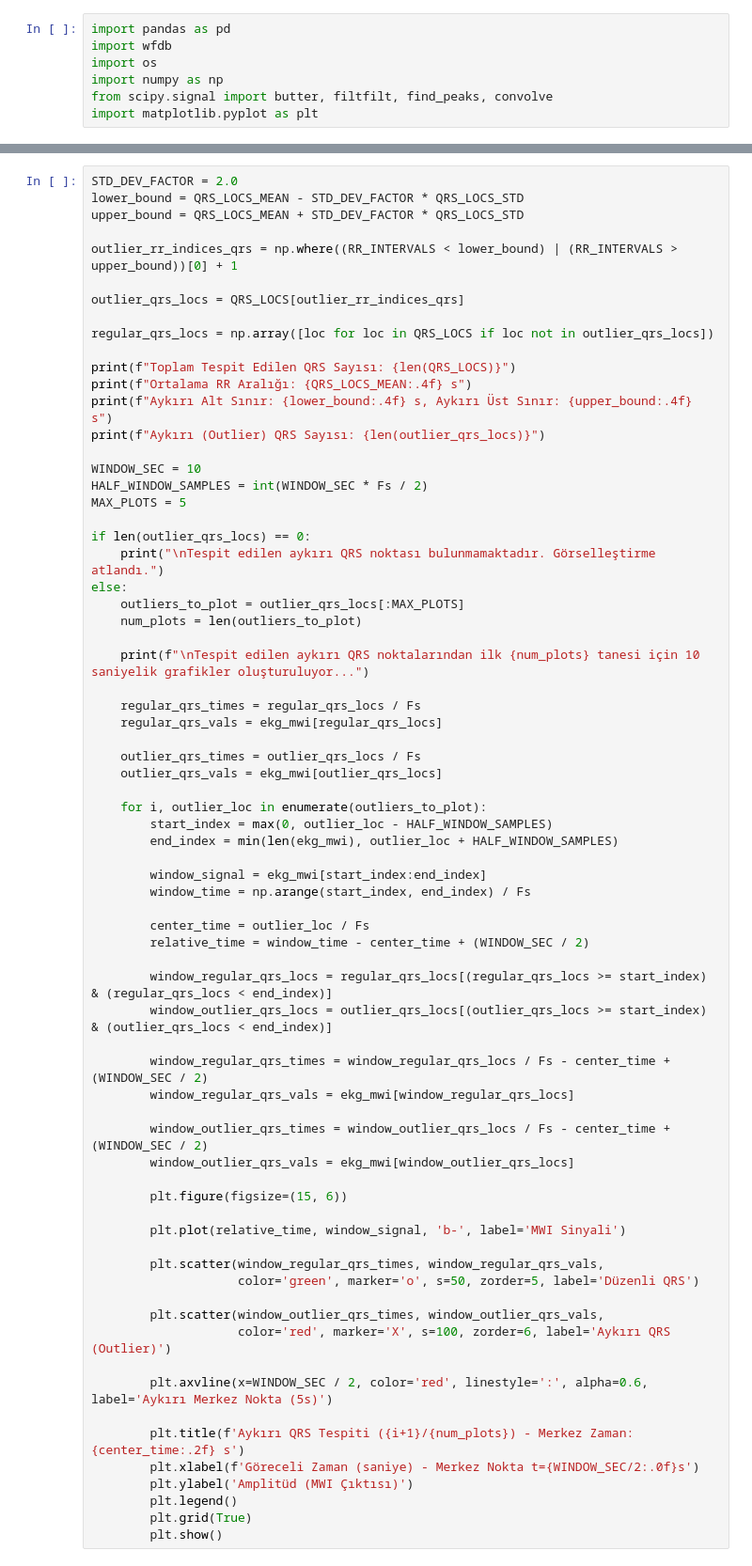
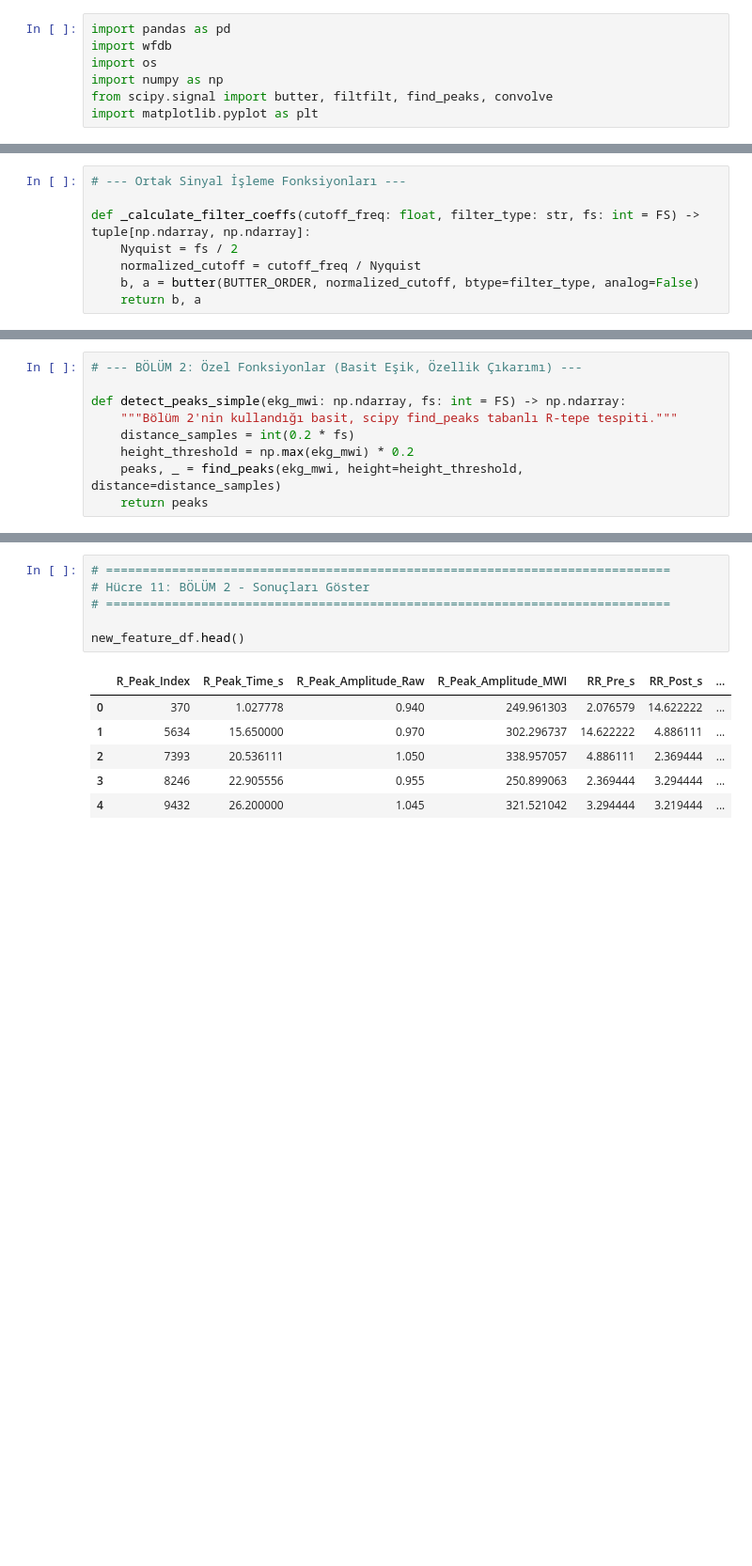
Before and after one commit to suleymangzy/My-Arrhythmia-Detection-Master-s-Project, a Jupyter notebook: MIT-BIHArrhythmiaDatabase.ipynb, the cells around one changed output, grey strips where cells are left out. Shown at 94% size. Cells and saved outputs as stored; diff of their text form; blank space fills up the shorter version.

```diff
--- a/MIT-BIHArrhythmiaDatabase.ipynb
+++ b/MIT-BIHArrhythmiaDatabase.ipynb
@@ -44,0 +87,8 @@ merged_df = pd.concat(all_data, ignore_index=True)
+# %%
+# --- Ortak Sinyal İşleme Fonksiyonları ---
+
+def _calculate_filter_coeffs(cutoff_freq: float, filter_type: str, fs: int = FS) -> tuple[np.ndarray, np.ndarray]:
+    Nyquist = fs / 2
+    normalized_cutoff = cutoff_freq / Nyquist
+    b, a = butter(BUTTER_ORDER, normalized_cutoff, btype=filter_type, analog=False)
+    return b, a
@@ -45 +306,10 @@ merged_df = pd.concat(all_data, ignore_index=True)
+# %%
+# --- BÖLÜM 2: Özel Fonksiyonlar (Basit Eşik, Özellik Çıkarımı) ---
+
+def detect_peaks_simple(ekg_mwi: np.ndarray, fs: int = FS) -> np.ndarray:
+    """Bölüm 2'nin kullandığı basit, scipy find_peaks tabanlı R-tepe tespiti."""
+    distance_samples = int(0.2 * fs)
+    height_threshold = np.max(ekg_mwi) * 0.2
+    peaks, _ = find_peaks(ekg_mwi, height=height_threshold, distance=distance_samples)
+    return peaks
 # %%
@@ -285,71 +554,13 @@ plt.show()
 # %%
-STD_DEV_FACTOR = 2.0
-lower_bound = QRS_LOCS_MEAN - STD_DEV_FACTOR * QRS_LOCS_STD
-upper_bound = QRS_LOCS_MEAN + STD_DEV_FACTOR * QRS_LOCS_STD
+# =============================================================================
+# Hücre 11: BÖLÜM 2 - Sonuçları Göster
+# =============================================================================
 
-outlier_rr_indices_qrs = np.where((RR_INTERVALS < lower_bound) | (RR_INTERVALS > upper_bound))[0] + 1
-
-outlier_qrs_locs = QRS_LOCS[outlier_rr_indices_qrs]
-
-regular_qrs_locs = np.array([loc for loc in QRS_LOCS if loc not in outlier_qrs_locs])
-
-print(f"Toplam Tespit Edilen QRS Sayısı: {len(QRS_LOCS)}")
-print(f"Ortalama RR Aralığı: {QRS_LOCS_MEAN:.4f} s")
-print(f"Aykırı Alt Sınır: {lower_bound:.4f} s, Aykırı Üst Sınır: {upper_bound:.4f} s")
-print(f"Aykırı (Outlier) QRS Sayısı: {len(outlier_qrs_locs)}")
-
-WINDOW_SEC = 10
-HALF_WINDOW_SAMPLES = int(WINDOW_SEC * Fs / 2)
-MAX_PLOTS = 5
-
-if len(outlier_qrs_locs) == 0:
-    print("\nTespit edilen aykırı QRS noktası bulunmamaktadır. Görselleştirme atlandı.")
-else:
-    outliers_to_plot = outlier_qrs_locs[:MAX_PLOTS]
-    num_plots = len(outliers_to_plot)
-
-    print(f"\nTespit edilen aykırı QRS noktalarından ilk {num_plots} tanesi için 10 saniyelik grafikler oluşturuluyor...")
-
-    regular_qrs_times = regular_qrs_locs / Fs
-    regular_qrs_vals = ekg_mwi[regular_qrs_locs]
-
-    outlier_qrs_times = outlier_qrs_locs / Fs
-    outlier_qrs_vals = ekg_mwi[outlier_qrs_locs]
-
-    for i, outlier_loc in enumerate(outliers_to_plot):
-        start_index = max(0, outlier_loc - HALF_WINDOW_SAMPLES)
-        end_index = min(len(ekg_mwi), outlier_loc + HALF_WINDOW_SAMPLES)
-
-        window_signal = ekg_mwi[start_index:end_index]
-        window_time = np.arange(start_index, end_index) / Fs
-
-        center_time = outlier_loc / Fs
-        relative_time = window_time - center_time + (WINDOW_SEC / 2)
-
-        window_regular_qrs_locs = regular_qrs_locs[(regular_qrs_locs >= start_index) & (regular_qrs_locs < end_index)]
-        window_outlier_qrs_locs = outlier_qrs_locs[(outlier_qrs_locs >= start_index) & (outlier_qrs_locs < end_index)]
-
-        window_regular_qrs_times = window_regular_qrs_locs / Fs - center_time + (WINDOW_SEC / 2)
-        window_regular_qrs_vals = ekg_mwi[window_regular_qrs_locs]
-
-        window_outlier_qrs_times = window_outlier_qrs_locs / Fs - center_time + (WINDOW_SEC / 2)
-        window_outlier_qrs_vals = ekg_mwi[window_outlier_qrs_locs]
-
-        plt.figure(figsize=(15, 6))
-
-        plt.plot(relative_time, window_signal, 'b-', label='MWI Sinyali')
-
-        plt.scatter(window_regular_qrs_times, window_regular_qrs_vals,
-                    color='green', marker='o', s=50, zorder=5, label='Düzenli QRS')
-
-        plt.scatter(window_outlier_qrs_times, window_outlier_qrs_vals,
-                    color='red', marker='X', s=100, zorder=6, label='Aykırı QRS (Outlier)')
-
-        plt.axvline(x=WINDOW_SEC / 2, color='red', linestyle=':', alpha=0.6, label='Aykırı Merkez Nokta (5s)')
-
-        plt.title(f'Aykırı QRS Tespiti ({i+1}/{num_plots}) - Merkez Zaman: {center_time:.2f} s')
-        plt.xlabel(f'Göreceli Zaman (saniye) - Merkez Nokta t={WINDOW_SEC/2:.0f}s')
-        plt.ylabel('Amplitüd (MWI Çıktısı)')
-        plt.legend()
-        plt.grid(True)
-        plt.show()
+new_feature_df.head()
+# %% [output]
+|  | R_Peak_Index | R_Peak_Time_s | R_Peak_Amplitude_Raw | R_Peak_Amplitude_MWI | RR_Pre_s | RR_Post_s | ... |
+| 0 | 370 | 1.027778 | 0.940 | 249.961303 | 2.076579 | 14.622222 | ... |
+| 1 | 5634 | 15.650000 | 0.970 | 302.296737 | 14.622222 | 4.886111 | ... |
+| 2 | 7393 | 20.536111 | 1.050 | 338.957057 | 4.886111 | 2.369444 | ... |
+| 3 | 8246 | 22.905556 | 0.955 | 250.899063 | 2.369444 | 3.294444 | ... |
+| 4 | 9432 | 26.200000 | 1.045 | 321.521042 | 3.294444 | 3.219444 | ... |
```
Also changed, not shown: parts of 22 cells of this notebook.
